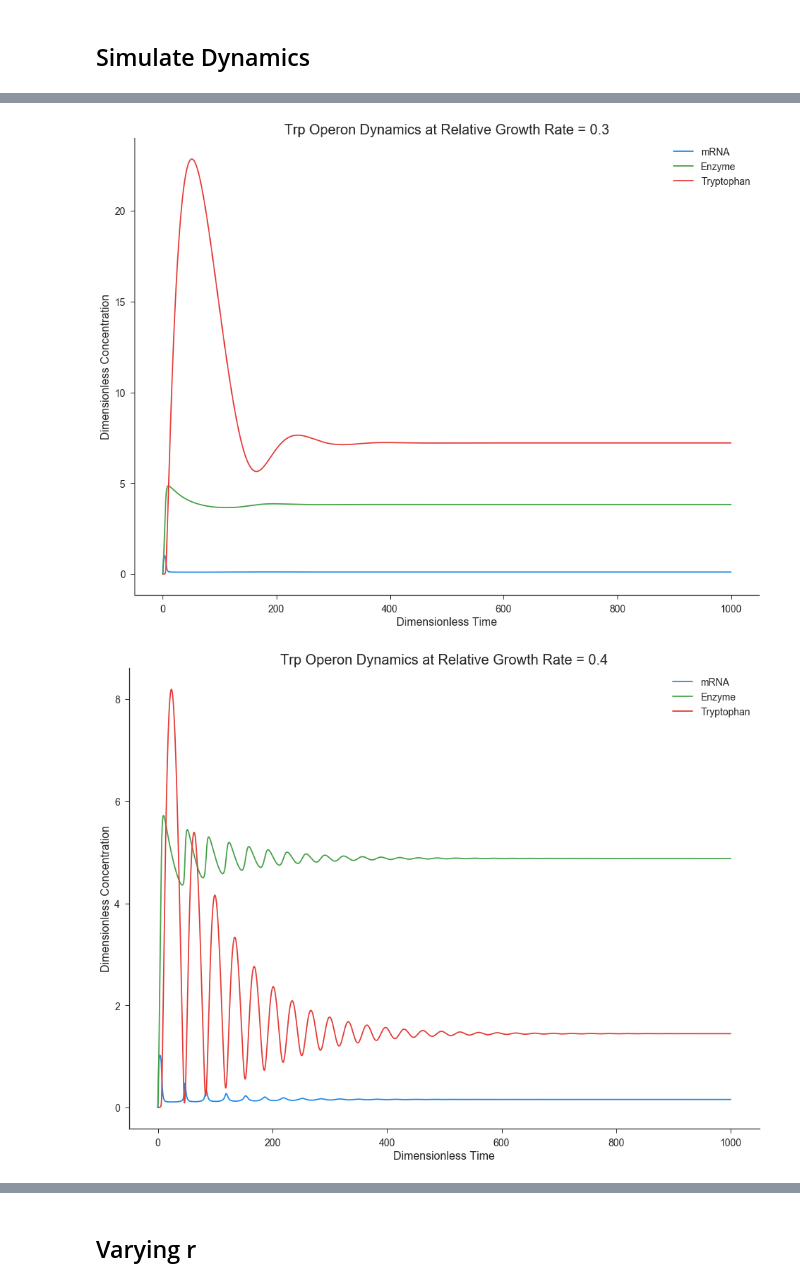
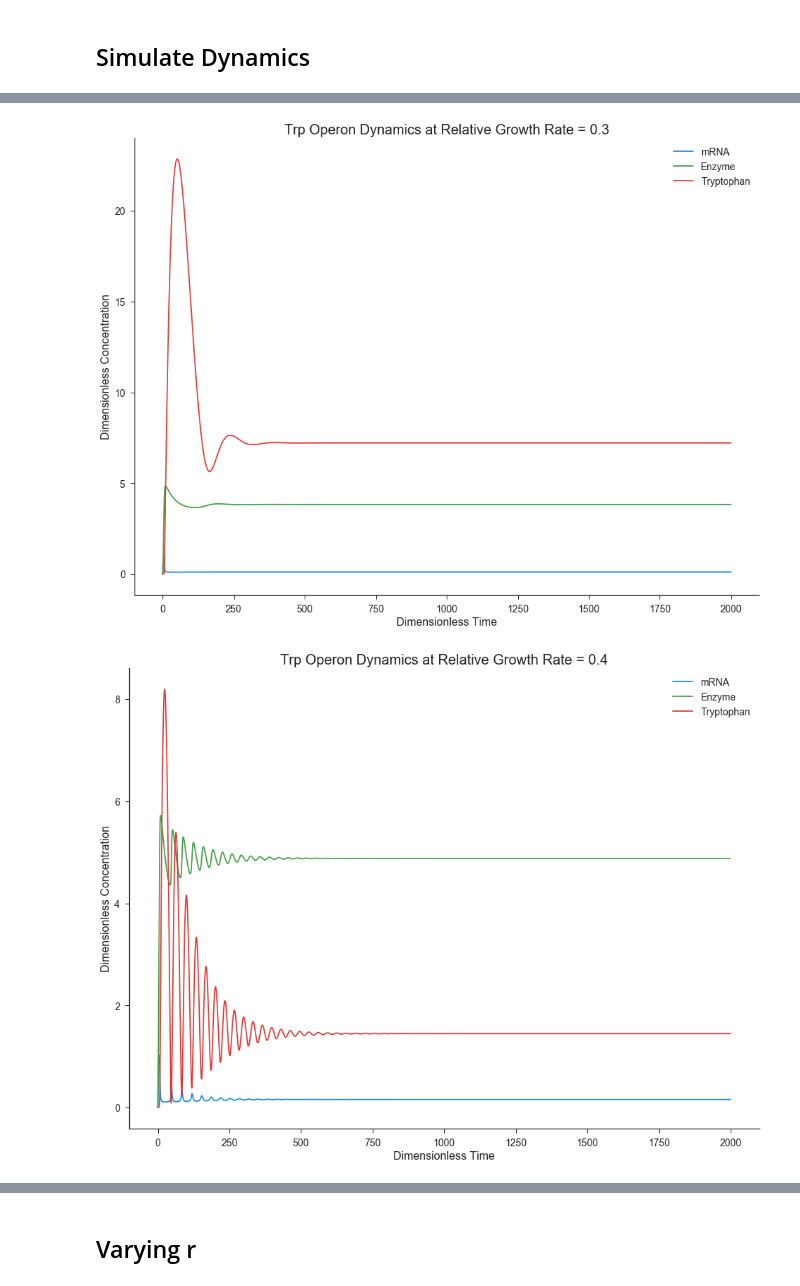
Before and after one commit to phuongho43/beng125-trpOperon, a Jupyter notebook: trpOperon.ipynb, the cells around one changed output, grey strips where cells are left out. Drawn from its saved outputs; the diff is of its cells as text; code cells hidden in the pictures.

```diff
--- a/trpOperon.ipynb
+++ b/trpOperon.ipynb
@@ -34,14 +35,11 @@ sns.set_palette(palette)
 # Default Parameters
 params0 = {'a_1':0.9, 'a_2':0.02, 'a_3':0.0, 'a_4':0.024, 'a_5':430.0, 'a_6':-7.5,
            'k':0.005, 'k_i':2283.0, 'r':10.0, 'u_R':0.4}
-# %%
-# Temporary Parameters
-params = {'a_1':0.9, 'a_2':0.02, 'a_3':0.0, 'a_4':0.024, 'a_5':430.0, 'a_6':-7.5,
-           'k':0.005, 'k_i':2283.0, 'r':10.0, 'u_R':0.4}
 # %%
 def trp_eqs(v, params):
     """
     Define parameter and ODE's describing the trp operon
+    -----------------------------------------------------
     x = x[0] : mRNA conc
     y = x[1] : enzyme conc
     z = x[2] : trp conc
@@ -74,7 +72,7 @@ def trp_eqs(v, params):
 # %%
 def trp_dynamics(v, t, params):
     """
-    Helper function for simulating trp operon dynamics over time
+    Helper function for simulating trp operon dynamics over time using odeint
     """
     return trp_eqs(v, params)
 # %% [markdown]
@@ -140,6 +196,6 @@ True
 ## Simulate Dynamics
 # %%
 v0 = [0.0, 0.0, 0.0]
-t = np.linspace(0, 1000, 5000)
+t = np.linspace(0, 2000, 10000)
 # %%
 # Dynamics at low growth rate (u_R = 0.1)
@@ -182,9 +236,8 @@ fig.savefig('dynamics_img/dynamics_uR_low-low-med.png')
 # %%
 # Dynamics at low-medium growth rate (u_R = 0.3)
-params = params0
+params = dict(params0)
 params['u_R'] = 0.3
 sol = odeint(trp_dynamics, v0, t, args=(params,))
-params = params0
 
 fig, ax = plt.subplots()
 ax.plot(t, sol[:,0], label='mRNA')
@@ -197,23 +250,22 @@ plt.title('Trp Operon Dynamics at Relative Growth Rate = 0.3')
 sns.despine()
 fig.savefig('dynamics_img/dynamics_uR_lo-med.png')
 # %% [output]
-[figure, old version]
+[figure, new version]
 # %%
 # Dynamics at medium growth rate (u_R = 0.4)
-params = params0
+params = dict(params0)
 params['u_R'] = 0.4
 sol = odeint(trp_dynamics, v0, t, args=(params,))
-params = params0
 
 fig, ax = plt.subplots()
 ax.plot(t, sol[:,0], label='mRNA')
 ax.plot(t, sol[:,1], label='Enzyme')
 ax.plot(t, sol[:,2], label='Tryptophan')
 plt.xlabel('Dimensionless Time')
 plt.ylabel('Dimensionless Concentration')
 plt.legend(loc='best')
 plt.title('Trp Operon Dynamics at Relative Growth Rate = 0.4')
 sns.despine()
 fig.savefig('dynamics_img/dynamics_uR_med.png')
 # %% [output]
-[figure, old version]
+[figure, new version]
```
Also changed, not shown: parts of 30 cells of this notebook, 12 other files.
